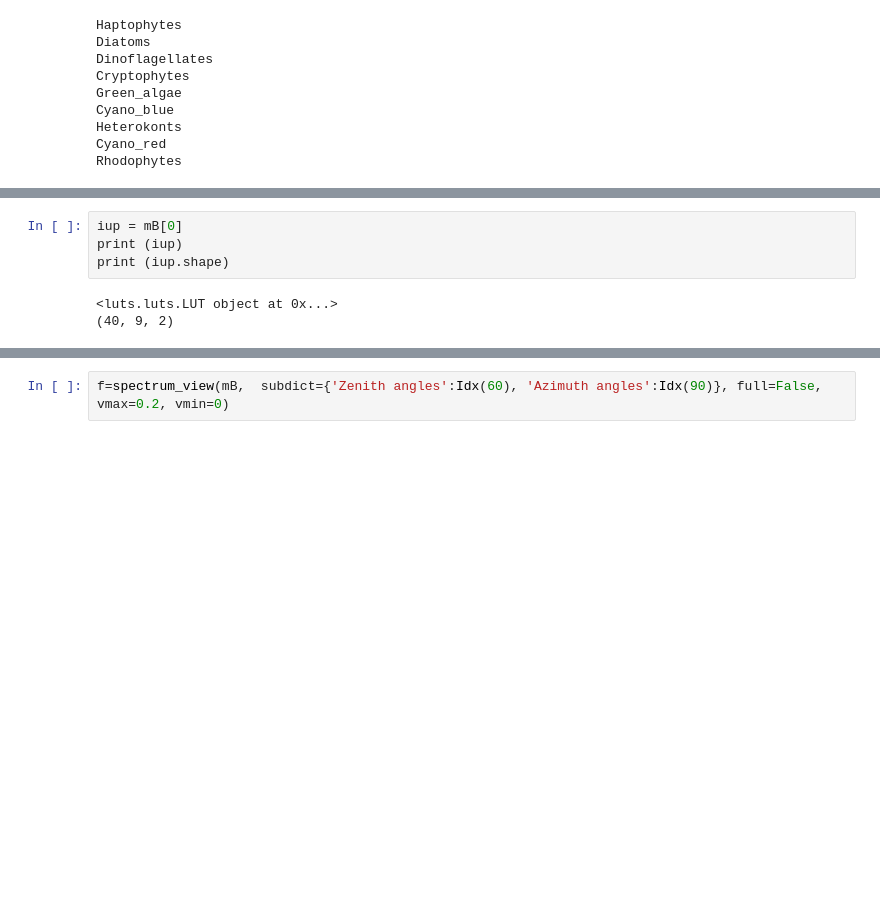
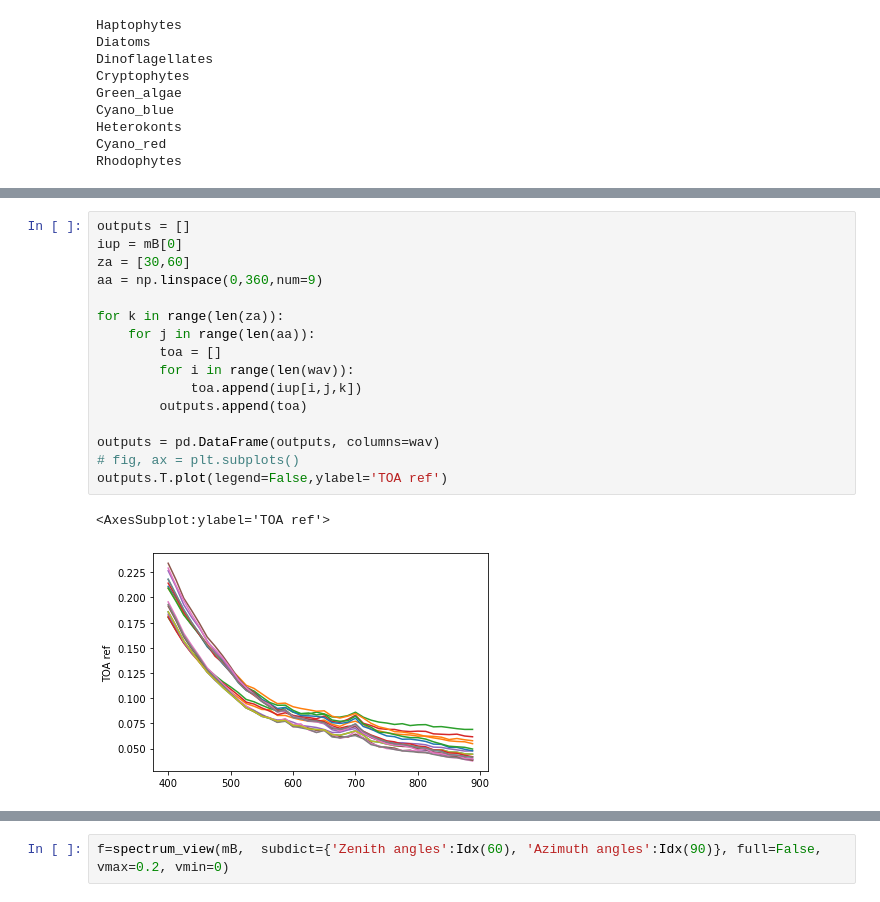
Before and after one commit to JAKravitz/RTM, a Jupyter notebook: Ocean_IOP_interface_V2.ipynb, the cells around one changed output, grey strips where cells are left out. Cells and saved outputs as stored; diff of their text form; blank space fills up the shorter version.

```diff
--- a/Ocean_IOP_interface_V2.ipynb
+++ b/Ocean_IOP_interface_V2.ipynb
@@ -367,12 +332,24 @@ mB.print_info()
   [6] theta_oc: 1801 values in [0.0, 180.0]
 <luts.luts.MLUT at 0x...>
 # %%
+outputs = []
 iup = mB[0]
-print (iup)
-print (iup.shape)
+za = [30,60]
+aa = np.linspace(0,360,num=9)
+
+for k in range(len(za)):
+    for j in range(len(aa)):
+        toa = []
+        for i in range(len(wav)):
+            toa.append(iup[i,j,k])
+        outputs.append(toa)
+
+outputs = pd.DataFrame(outputs, columns=wav)
+# fig, ax = plt.subplots()
+outputs.T.plot(legend=False,ylabel='TOA ref')
 # %% [output]
-<luts.luts.LUT object at 0x...>
-(40, 9, 2)
+<AxesSubplot:ylabel='TOA ref'>
+[figure, added]
 # %%
 _=smartg_view(mB.sub( d={'wavelength':Idx(750)}), field='up (TOA)', ind=[0,2], Imax=0.2, Imin=0)
 # %% [output]
```
Also changed, not shown: parts of 9 cells of this notebook, 5 other files.
